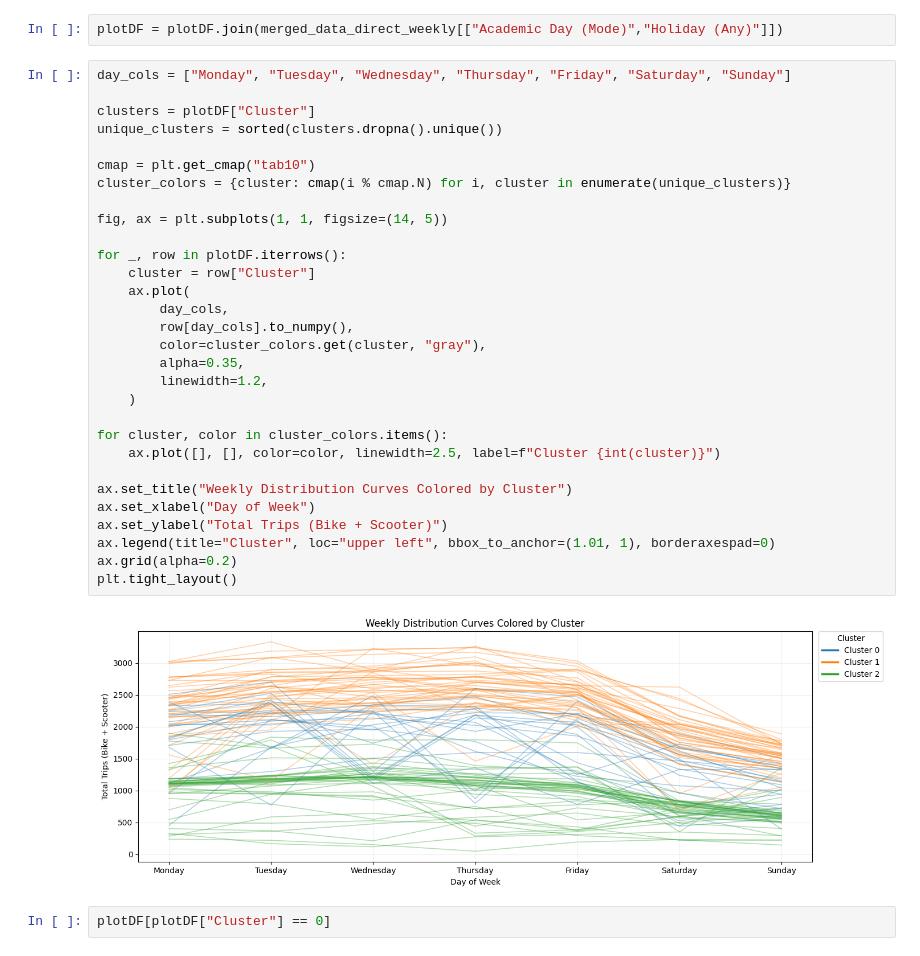
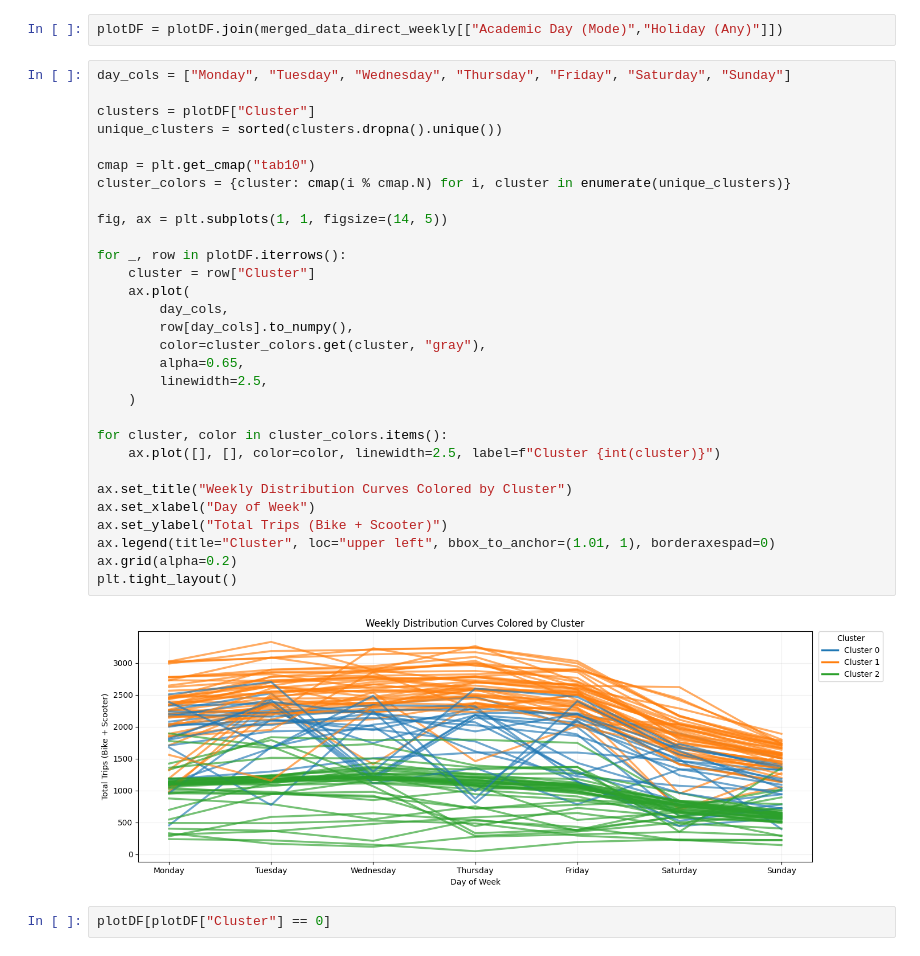
Before and after one commit to darpitydarp/STA-220-Final-Project, a Jupyter notebook: scripts/weekly_distribution_clustering.ipynb, the cells around one changed output. Drawn from its saved outputs; the diff is of its cells as text.

Commit message:
Plot adjustments

```diff
--- a/scripts/weekly_distribution_clustering.ipynb
+++ b/scripts/weekly_distribution_clustering.ipynb
@@ -392,35 +392,35 @@ plotDF = plotDF.join(merged_data_direct_weekly[["Academic Day (Mode)","Holiday (
 # %%
 day_cols = ["Monday", "Tuesday", "Wednesday", "Thursday", "Friday", "Saturday", "Sunday"]
 
 clusters = plotDF["Cluster"]
 unique_clusters = sorted(clusters.dropna().unique())
 
 cmap = plt.get_cmap("tab10")
 cluster_colors = {cluster: cmap(i % cmap.N) for i, cluster in enumerate(unique_clusters)}
 
 fig, ax = plt.subplots(1, 1, figsize=(14, 5))
 
 for _, row in plotDF.iterrows():
     cluster = row["Cluster"]
     ax.plot(
         day_cols,
         row[day_cols].to_numpy(),
         color=cluster_colors.get(cluster, "gray"),
-        alpha=0.35,
-        linewidth=1.2,
+        alpha=0.65,
+        linewidth=2.5,
     )
 
 for cluster, color in cluster_colors.items():
     ax.plot([], [], color=color, linewidth=2.5, label=f"Cluster {int(cluster)}")
 
 ax.set_title("Weekly Distribution Curves Colored by Cluster")
 ax.set_xlabel("Day of Week")
 ax.set_ylabel("Total Trips (Bike + Scooter)")
 ax.legend(title="Cluster", loc="upper left", bbox_to_anchor=(1.01, 1), borderaxespad=0)
 ax.grid(alpha=0.2)
 plt.tight_layout()
 # %% [output]
-[figure, old version]
+[figure, new version]
 # %%
 plotDF[plotDF["Cluster"] == 0]
 # %% [output]
```
Also changed, not shown: parts of 1 cell of this notebook.
